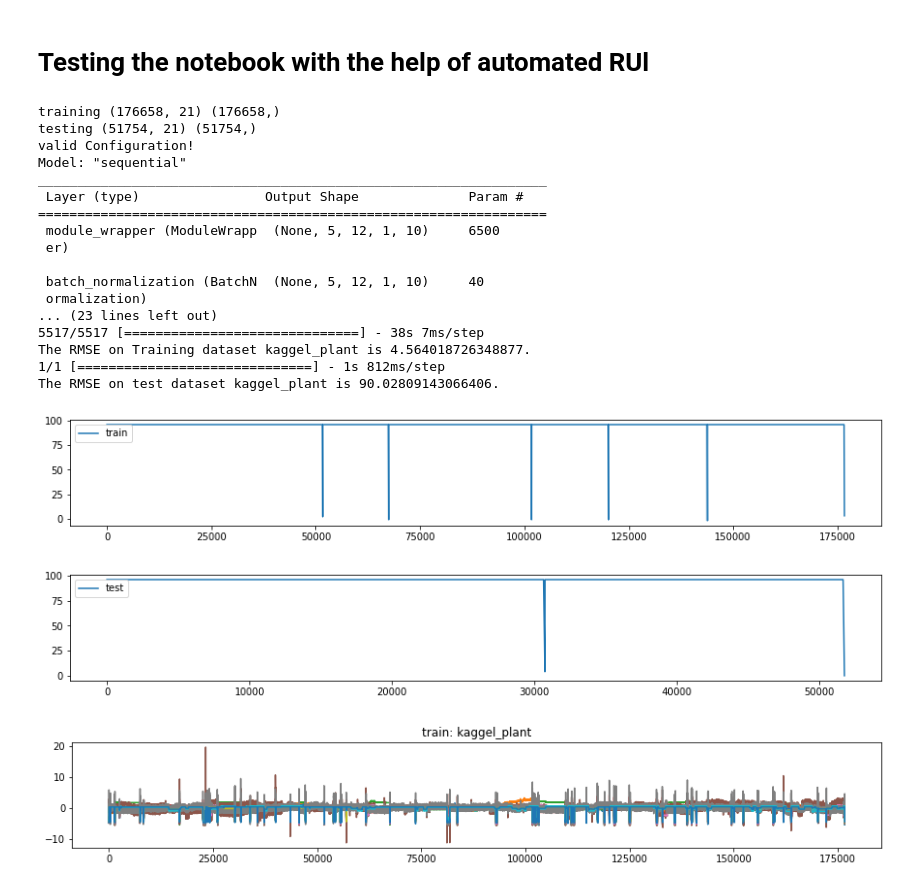
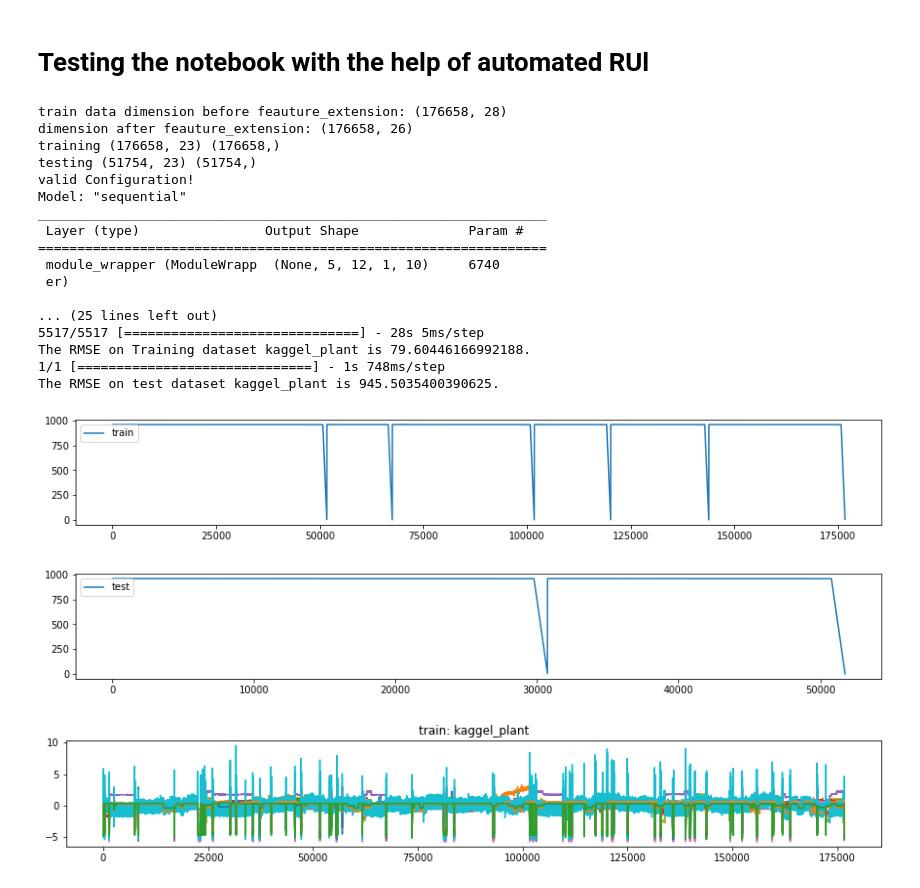
Before and after one commit to JoeZYX/AutoRUL, a Jupyter notebook: kaggel_plant.ipynb, the cells around one changed output. Saved outputs shown, nothing was run; the diff lists cells and outputs as text; code cells hidden in the pictures.

Commit message:
autorul pipeline tested on kaggel_plant

```diff
--- a/kaggel_plant.ipynb
+++ b/kaggel_plant.ipynb
@@ -514,33 +490,27 @@ The RMSE on test dataset Kaggel_plant is 934.9749145507812.
 # %%
 from rul import RemainingUsefulLife
 # %%
-test  = RemainingUsefulLife(x_train_data,x_test_data,test_RUL_per_rtf_id, max_life=2*8*6)
+test  = RemainingUsefulLife(x_train_data,x_test_data,test_RUL_per_rtf_id, max_life=2*8*60)
-# %%
-test.compute_piecewise_linear_rul()
-test.feature_extension()
-test.standort_normalization()
-test.plot_rul()
-test.batch_generation()
-test.train_model()
-test.evaluate()
-# %% [output]
-training (176658, 21) (176658,)
-testing (51754, 21) (51754,)
-valid Configuration!
-Model: "sequential"
-_________________________________________________________________
- Layer (type)                Output Shape              Param #
-=================================================================
- module_wrapper (ModuleWrapp  (None, 5, 12, 1, 10)     6500
- er)
-
- batch_normalization (BatchN  (None, 5, 12, 1, 10)     40
- ormalization)
-... (23 lines left out)
-5517/5517 [==============================] - 38s 7ms/step
-The RMSE on Training dataset kaggel_plant is 4.564018726348877.
-1/1 [==============================] - 1s 812ms/step
-The RMSE on test dataset kaggel_plant is 90.02809143066406.
-[figure, removed]
-[figure, removed]
-[figure, removed]
+# %%
+test.auto_rul()
+# %% [output]
+train data dimension before feauture_extension: (176658, 28)
+dimension after feauture_extension: (176658, 26)
+training (176658, 23) (176658,)
+testing (51754, 23) (51754,)
+valid Configuration!
+Model: "sequential"
+_________________________________________________________________
+ Layer (type)                Output Shape              Param #
+=================================================================
+ module_wrapper (ModuleWrapp  (None, 5, 12, 1, 10)     6740
+ er)
+
+... (25 lines left out)
+5517/5517 [==============================] - 28s 5ms/step
+The RMSE on Training dataset kaggel_plant is 79.60446166992188.
+1/1 [==============================] - 1s 748ms/step
+The RMSE on test dataset kaggel_plant is 945.5035400390625.
+[figure, added]
+[figure, added]
+[figure, added]
```
Also changed, not shown: parts of 8 cells of this notebook, 4 other files.
